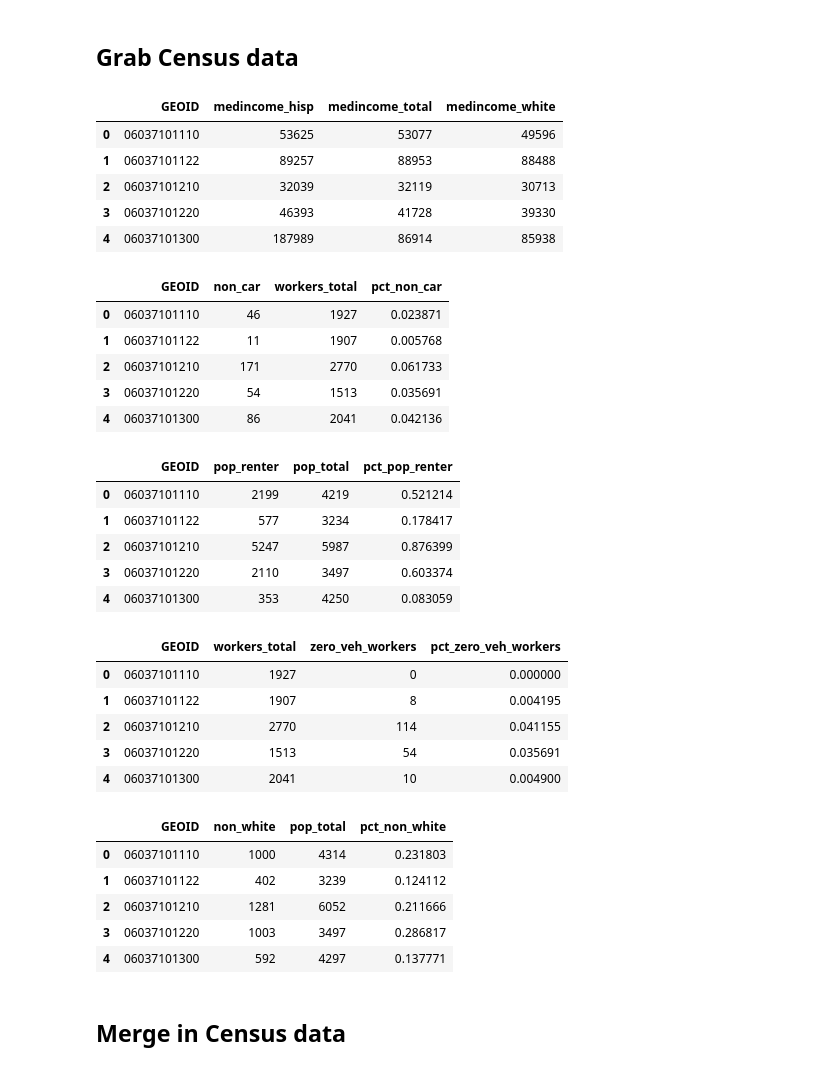
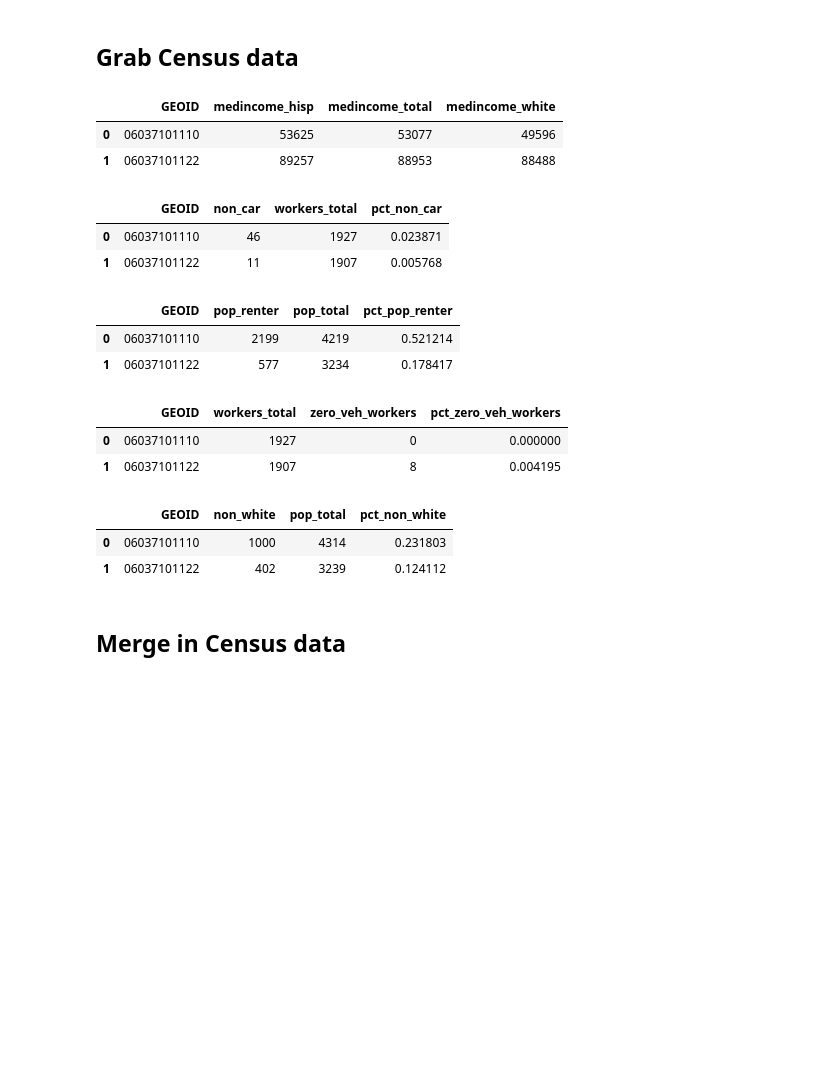
Before and after one commit to CityOfLosAngeles/planning-entitlements, a Jupyter notebook: notebooks/07-toc-census-stats.ipynb, the cells around one changed output. Drawn from its saved outputs; the diff is of its cells as text; code cells hidden in the pictures; blank space fills up the shorter version.

```diff
--- a/notebooks/07-toc-census-stats.ipynb
+++ b/notebooks/07-toc-census-stats.ipynb
@@ -91,15 +92,12 @@ df = toc_tracts_clean_and_aggregate()
 # %%
 keep_me = ["medincome_total", "medincome_white", "medincome_hisp"]
 income = pcts_census_utils.transform_census_income("income", 2018, "medincome", keep_me)
 
-income.head()
+income.head(2)
 # %% [output]
 |  | GEOID | medincome_hisp | medincome_total | medincome_white |
 | 0 | 06037101110 | 53625 | 53077 | 49596 |
 | 1 | 06037101122 | 89257 | 88953 | 88488 |
-| 2 | 06037101210 | 32039 | 32119 | 30713 |
-| 3 | 06037101220 | 46393 | 41728 | 39330 |
-| 4 | 06037101300 | 187989 | 86914 | 85938 |
 # %%
 # Commute mode
 commute_modes = ["workers_transit", "workers_walk", "workers_bike"]
@@ -108,14 +106,11 @@ commute = pcts_census_utils.transform_census_percent("commute", 2018, "workers",
                                    commute_modes, "non_car",
                                    "non_car", "workers_total")
 
-commute.head()
+commute.head(2)
 # %% [output]
 |  | GEOID | non_car | workers_total | pct_non_car |
 | 0 | 06037101110 | 46 | 1927 | 0.023871 |
 | 1 | 06037101122 | 11 | 1907 | 0.005768 |
-| 2 | 06037101210 | 171 | 2770 | 0.061733 |
-| 3 | 06037101220 | 54 | 1513 | 0.035691 |
-| 4 | 06037101300 | 86 | 2041 | 0.042136 |
 # %%
 # Renter occupied
 tenure_group = ["pop_renter"]
@@ -124,14 +119,11 @@ tenure = pcts_census_utils.transform_census_percent("tenure", 2018, "pop",
                                   tenure_group, "pop_renter",
                                   "pop_renter", "pop_total")
 
-tenure.head()
+tenure.head(2)
 # %% [output]
 |  | GEOID | pop_renter | pop_total | pct_pop_renter |
 | 0 | 06037101110 | 2199 | 4219 | 0.521214 |
 | 1 | 06037101122 | 577 | 3234 | 0.178417 |
-| 2 | 06037101210 | 5247 | 5987 | 0.876399 |
-| 3 | 06037101220 | 2110 | 3497 | 0.603374 |
-| 4 | 06037101300 | 353 | 4250 | 0.083059 |
 # %%
 # Zero vehicle
 vehicle_group = ["workers_veh0"]
@@ -140,14 +132,11 @@ vehicle = pcts_census_utils.transform_census_percent("vehicles", 2018, "workers"
                                    vehicle_group, "zero_veh_workers",
                                    "zero_veh_workers", "workers_total")
 
-vehicle.head()
+vehicle.head(2)
 # %% [output]
 |  | GEOID | workers_total | zero_veh_workers | pct_zero_veh_workers |
 | 0 | 06037101110 | 1927 | 0 | 0.000000 |
 | 1 | 06037101122 | 1907 | 8 | 0.004195 |
-| 2 | 06037101210 | 2770 | 114 | 0.041155 |
-| 3 | 06037101220 | 1513 | 54 | 0.035691 |
-| 4 | 06037101300 | 2041 | 10 | 0.004900 |
 # %%
 # Race
 race_group = ["pop_black", "pop_asian", "pop_amerind", "pop_pacis", "pop_race2", "pop_other"]
@@ -156,14 +145,11 @@ race = pcts_census_utils.transform_census_percent("race", 2018, "pop",
                                    race_group, "non_white",
                                    "non_white", "pop_total")
 
-race.head()
+race.head(2)
 # %% [output]
 |  | GEOID | non_white | pop_total | pct_non_white |
 | 0 | 06037101110 | 1000 | 4314 | 0.231803 |
 | 1 | 06037101122 | 402 | 3239 | 0.124112 |
-| 2 | 06037101210 | 1281 | 6052 | 0.211666 |
-| 3 | 06037101220 | 1003 | 3497 | 0.286817 |
-| 4 | 06037101300 | 592 | 4297 | 0.137771 |
 # %% [markdown]
 ## Merge in Census data
 # %%
```
Also changed, not shown: parts of 15 cells of this notebook.
